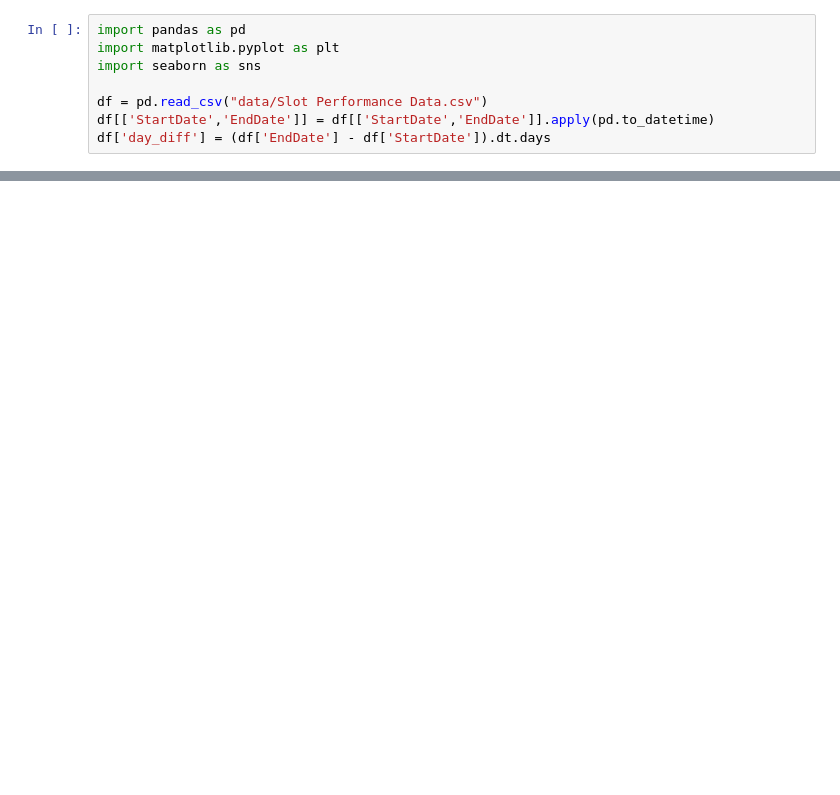
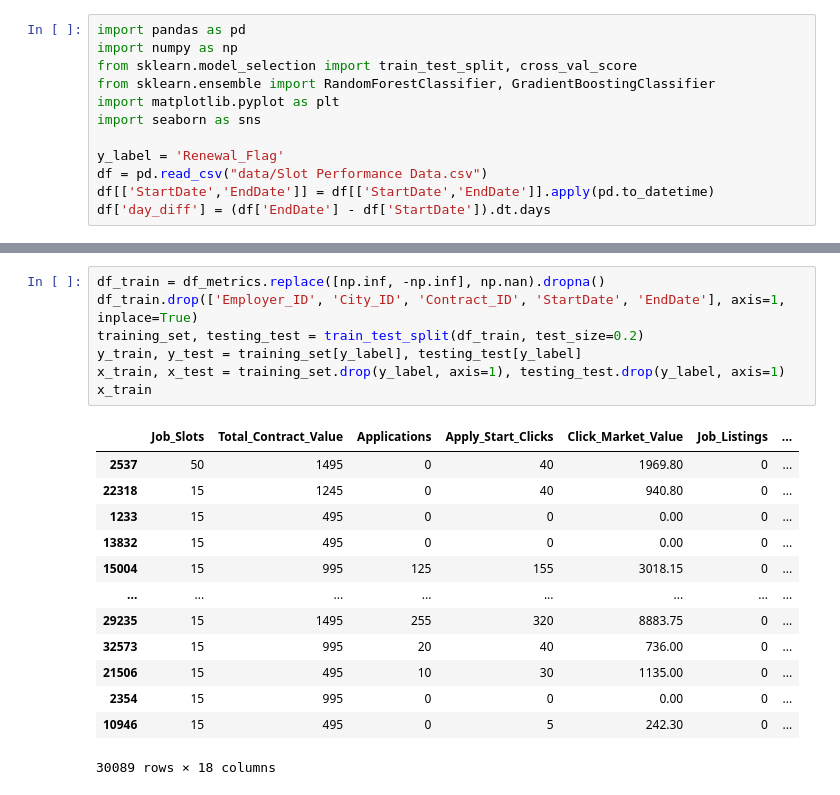
Before and after one commit to telenovelachuan/job_slot_retention, a Jupyter notebook: retention_analysis.ipynb, the cells around one changed output, grey strips where cells are left out. Cells and saved outputs as stored; diff of their text form; blank space fills up the shorter version.

```diff
--- a/retention_analysis.ipynb
+++ b/retention_analysis.ipynb
@@ -1,8 +1,12 @@
 # %%
 import pandas as pd
+import numpy as np
+from sklearn.model_selection import train_test_split, cross_val_score
+from sklearn.ensemble import RandomForestClassifier, GradientBoostingClassifier
 import matplotlib.pyplot as plt
 import seaborn as sns
 
+y_label = 'Renewal_Flag'
 df = pd.read_csv("data/Slot Performance Data.csv")
 df[['StartDate','EndDate']] = df[['StartDate','EndDate']].apply(pd.to_datetime)
 df['day_diff'] = (df['EndDate'] - df['StartDate']).dt.days
@@ -25,0 +38,21 @@ KeyError: 'day_diff'
+# %%
+df_train = df_metrics.replace([np.inf, -np.inf], np.nan).dropna()
+df_train.drop(['Employer_ID', 'City_ID', 'Contract_ID', 'StartDate', 'EndDate'], axis=1, inplace=True)
+training_set, testing_test = train_test_split(df_train, test_size=0.2)
+y_train, y_test = training_set[y_label], testing_test[y_label]
+x_train, x_test = training_set.drop(y_label, axis=1), testing_test.drop(y_label, axis=1)
+x_train
+# %% [output]
+|  | Job_Slots | Total_Contract_Value | Applications | Apply_Start_Clicks | Click_Market_Value | Job_Listings | ... |
+| 2537 | 50 | 1495 | 0 | 40 | 1969.80 | 0 | ... |
+| 22318 | 15 | 1245 | 0 | 40 | 940.80 | 0 | ... |
+| 1233 | 15 | 495 | 0 | 0 | 0.00 | 0 | ... |
+| 13832 | 15 | 495 | 0 | 0 | 0.00 | 0 | ... |
+| 15004 | 15 | 995 | 125 | 155 | 3018.15 | 0 | ... |
+| ... | ... | ... | ... | ... | ... | ... | ... |
+| 29235 | 15 | 1495 | 255 | 320 | 8883.75 | 0 | ... |
+| 32573 | 15 | 995 | 20 | 40 | 736.00 | 0 | ... |
+| 21506 | 15 | 495 | 10 | 30 | 1135.00 | 0 | ... |
+| 2354 | 15 | 995 | 0 | 0 | 0.00 | 0 | ... |
+| 10946 | 15 | 495 | 0 | 5 | 242.30 | 0 | ... |
+30089 rows × 18 columns
```
Also changed, not shown: parts of 6 cells of this notebook.
